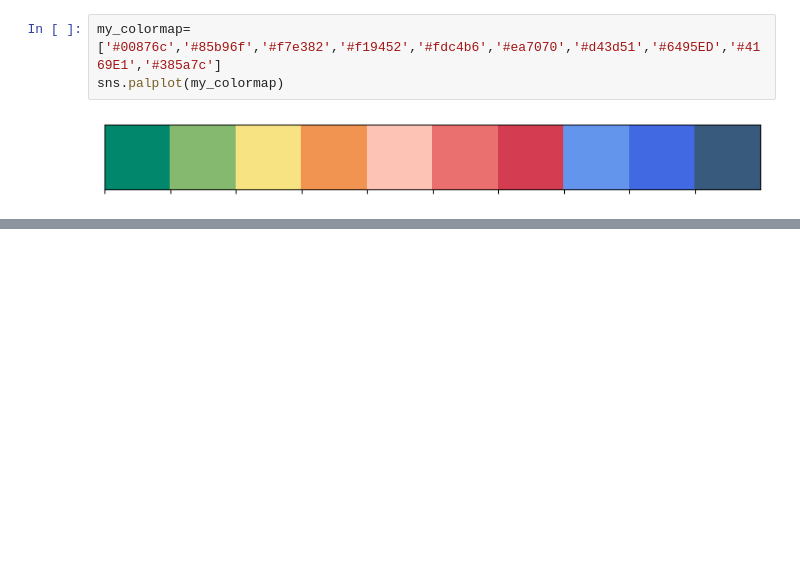
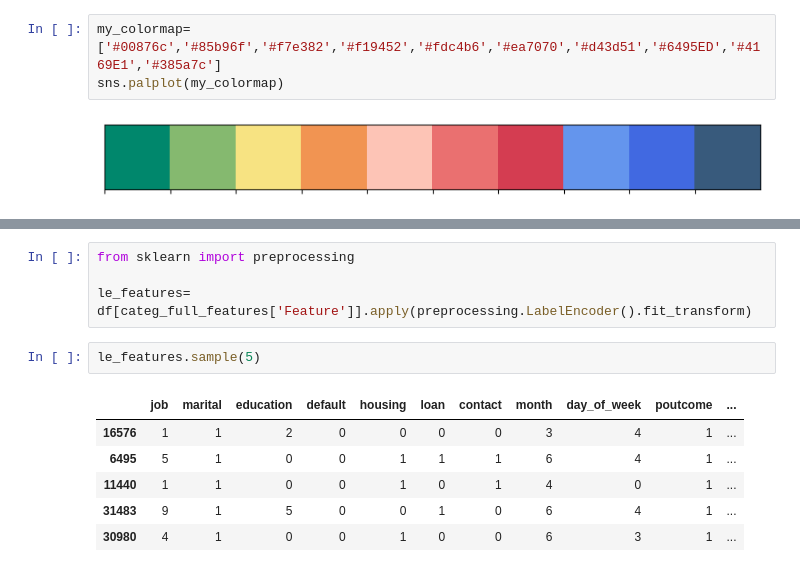
Before and after one commit to GALACICEK/MLBankMarketing, a Jupyter notebook: test.ipynb, the cells around one changed output, grey strips where cells are left out. Cells and saved outputs as stored; diff of their text form; blank space fills up the shorter version.

```diff
--- a/test.ipynb
+++ b/test.ipynb
@@ -474,0 +507,13 @@ NameError: name 'df' is not defined
+# %%
+from sklearn import preprocessing
+
+le_features= df[categ_full_features['Feature']].apply(preprocessing.LabelEncoder().fit_transform)
+# %%
+le_features.sample(5)
+# %% [output]
+|  | job | marital | education | default | housing | loan | contact | month | day_of_week | poutcome | ... |
+| 16576 | 1 | 1 | 2 | 0 | 0 | 0 | 0 | 3 | 4 | 1 | ... |
+| 6495 | 5 | 1 | 0 | 0 | 1 | 1 | 1 | 6 | 4 | 1 | ... |
+| 11440 | 1 | 1 | 0 | 0 | 1 | 0 | 1 | 4 | 0 | 1 | ... |
+| 31483 | 9 | 1 | 5 | 0 | 0 | 1 | 0 | 6 | 4 | 1 | ... |
+| 30980 | 4 | 1 | 0 | 0 | 1 | 0 | 0 | 6 | 3 | 1 | ... |
```
Also changed, not shown: parts of 17 cells of this notebook, 1 other file.
